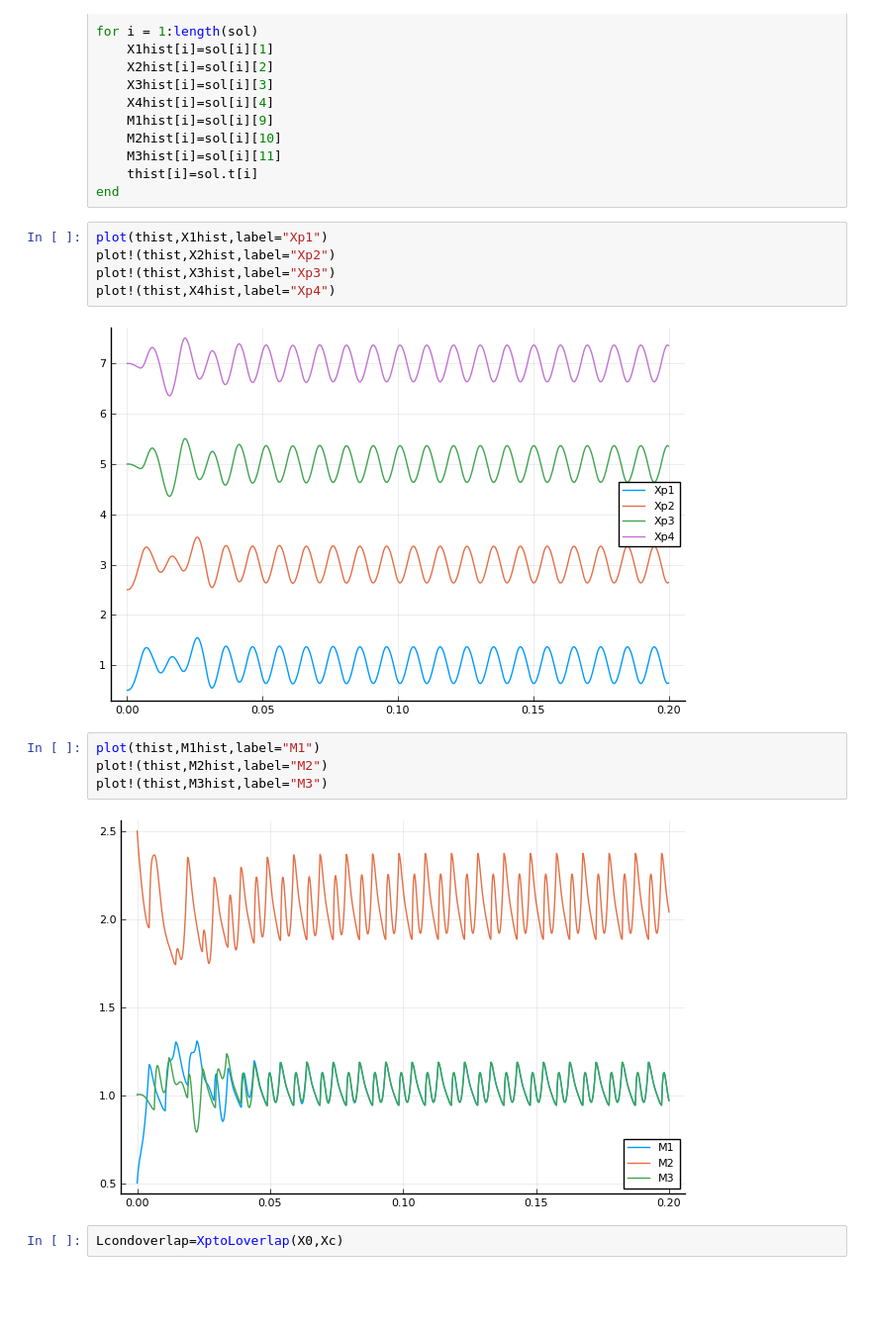
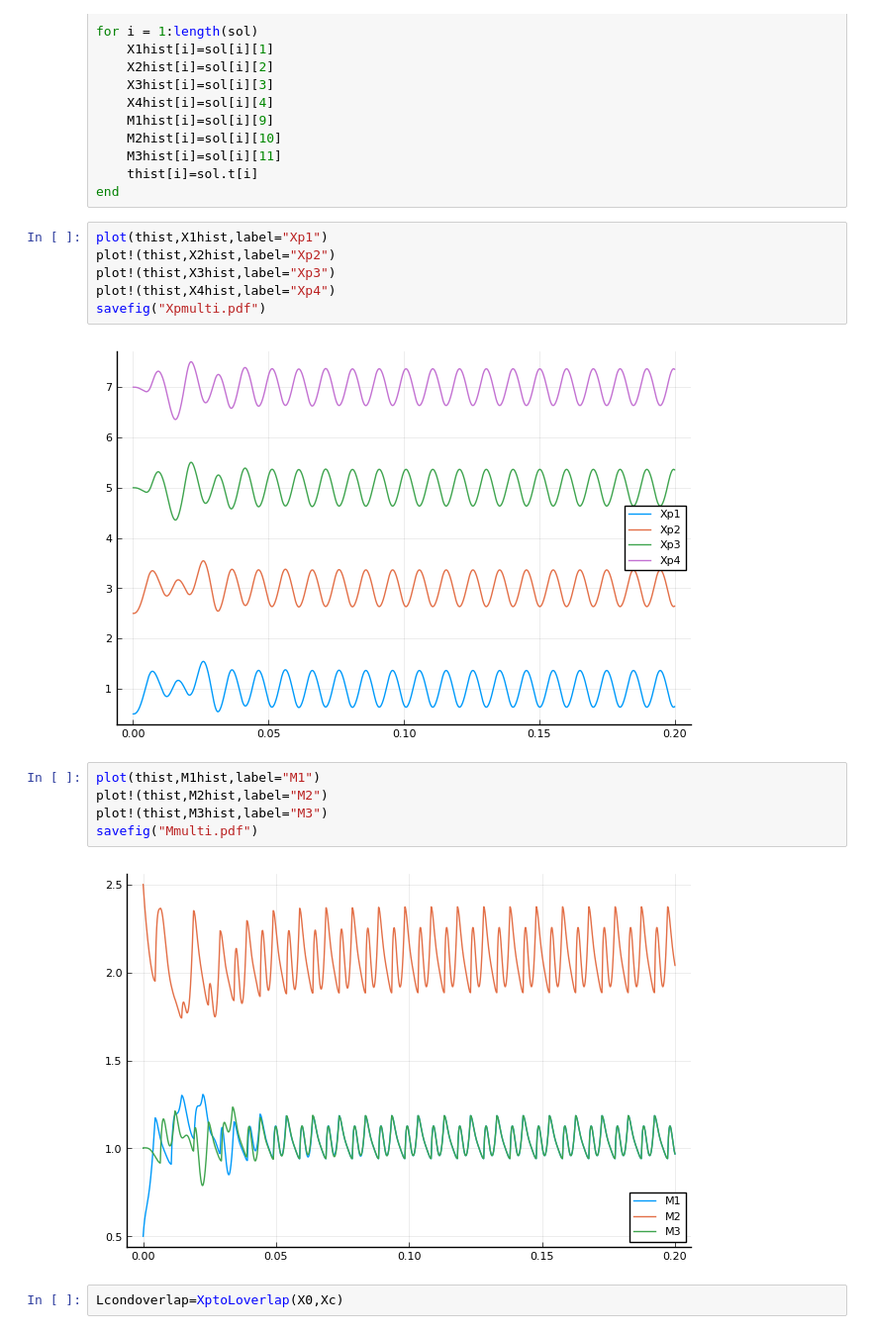
Before and after one commit to liyuxuan48/OneDThermalFlow, a Jupyter notebook: examples/U shape PHP dynamics with multiple liquid slugs.ipynb, the cells around one changed output. Shown at 99% size. Cells and saved outputs as stored; diff of their text form; blank space fills up the shorter version.

```diff
--- a/examples/U shape PHP dynamics with multiple liquid slugs.ipynb
+++ b/examples/U shape PHP dynamics with multiple liquid slugs.ipynb
@@ -140,14 +140,16 @@ plot(thist,X1hist,label="Xp1")
 plot!(thist,X2hist,label="Xp2")
 plot!(thist,X3hist,label="Xp3")
 plot!(thist,X4hist,label="Xp4")
+savefig("Xpmulti.pdf")
 # %% [output]
-[figure, old version]
+[figure, new version]
 # %%
 plot(thist,M1hist,label="M1")
 plot!(thist,M2hist,label="M2")
 plot!(thist,M3hist,label="M3")
+savefig("Mmulti.pdf")
 # %% [output]
-[figure, old version]
+[figure, new version]
 # %%
 Lcondoverlap=XptoLoverlap(X0,Xc)
 # %% [output]
```
Also changed, not shown: 1 other file.
